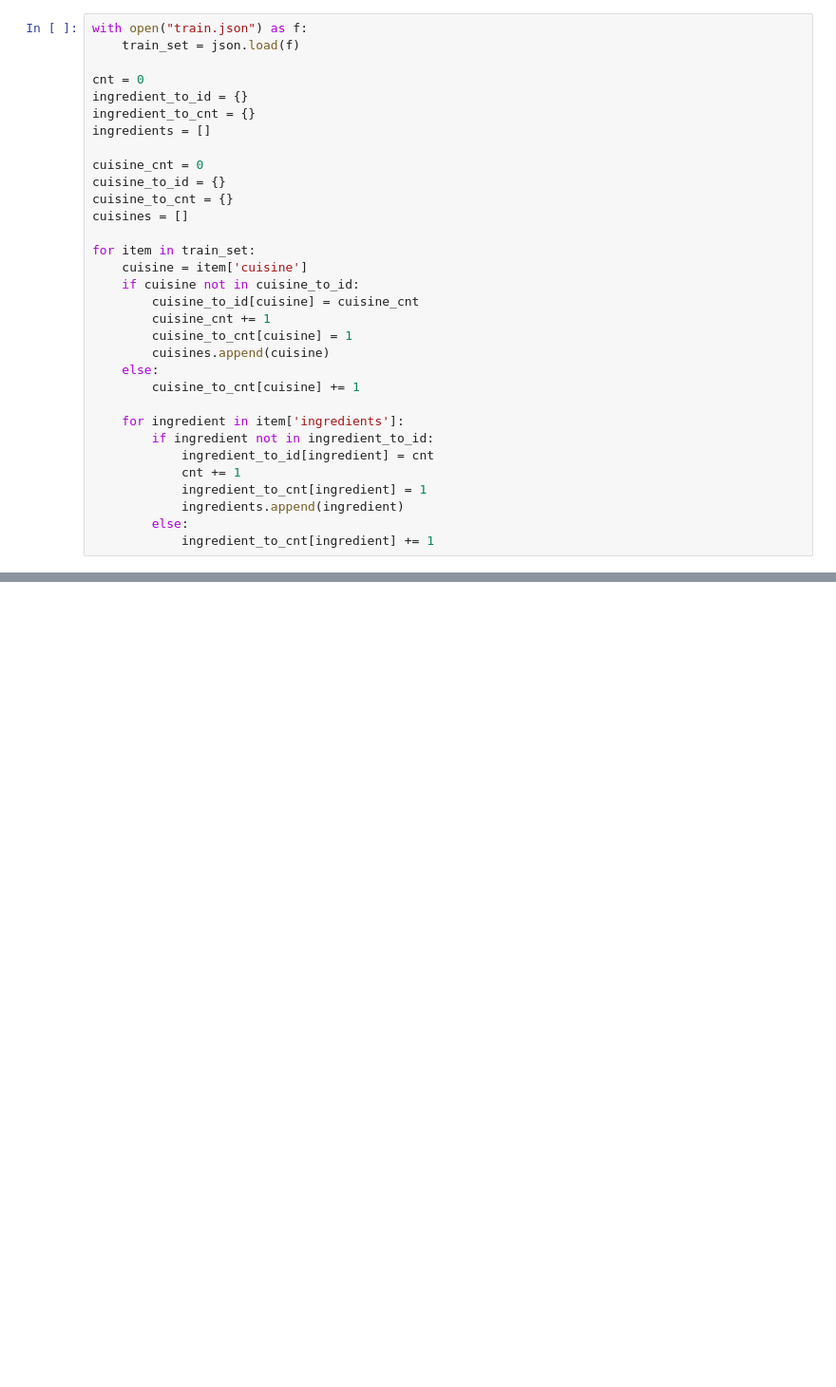
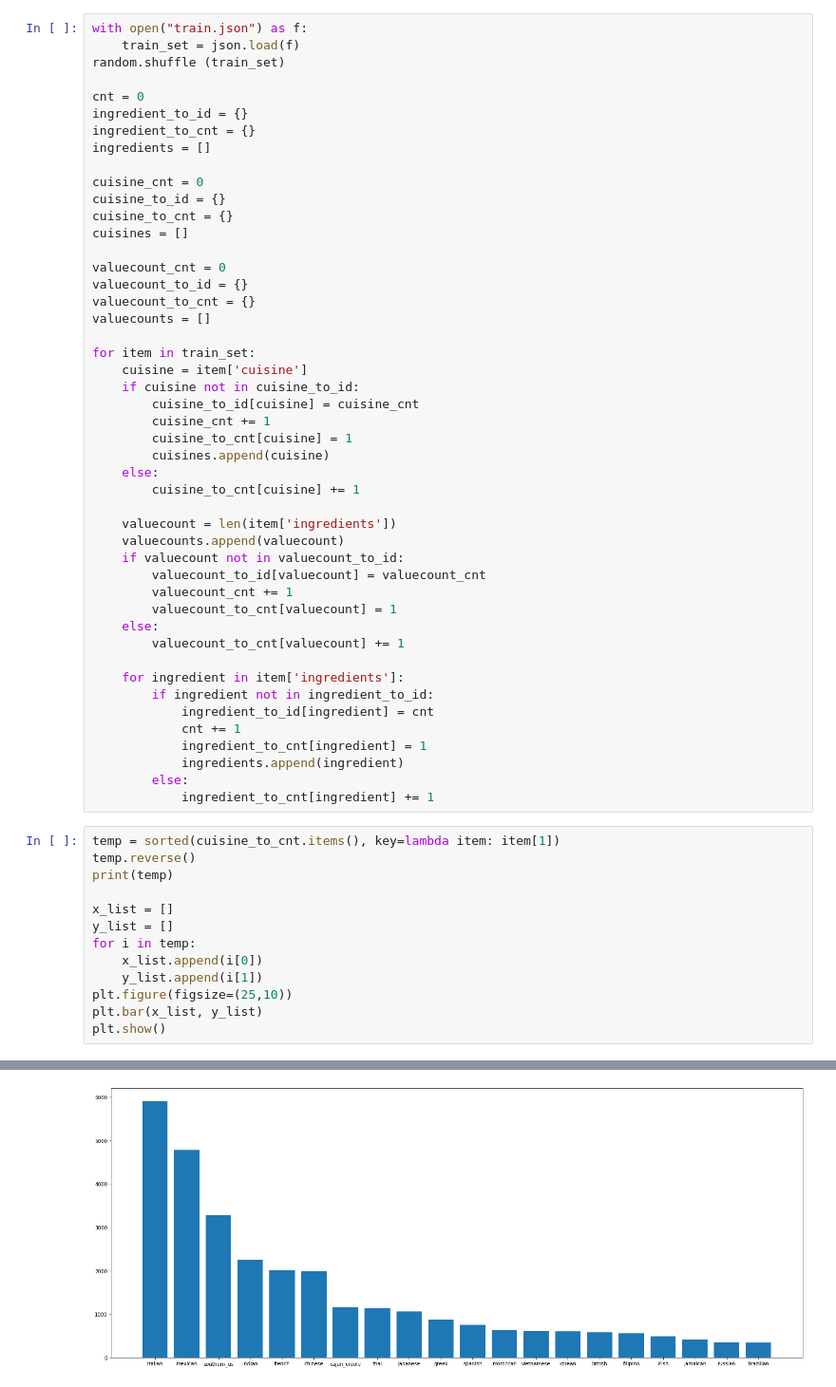
Before and after one commit to banne2266/MachineLearning-NCTU-2021, a Jupyter notebook: HW5/ANN.ipynb, the cells around one changed output, grey strips where cells are left out. Shown at 95% size. Drawn from its saved outputs; the diff is of its cells as text; blank space fills up the shorter version.

```diff
--- a/HW5/ANN.ipynb
+++ b/HW5/ANN.ipynb
@@ -7,6 +14,7 @@ from tensorflow.keras import losses
 # %%
 with open("train.json") as f:
     train_set = json.load(f)
+random.shuffle (train_set)
 
 cnt = 0
 ingredient_to_id = {}
@@ -18,6 +26,11 @@ cuisine_to_id = {}
 cuisine_to_cnt = {}
 cuisines = []
 
+valuecount_cnt = 0
+valuecount_to_id = {}
+valuecount_to_cnt = {}
+valuecounts = []
+
 for item in train_set:
     cuisine = item['cuisine']
     if cuisine not in cuisine_to_id:
@@ -28,6 +41,15 @@ for item in train_set:
     else:
         cuisine_to_cnt[cuisine] += 1
 
+    valuecount = len(item['ingredients'])
+    valuecounts.append(valuecount)
+    if valuecount not in valuecount_to_id:
+        valuecount_to_id[valuecount] = valuecount_cnt
+        valuecount_cnt += 1
+        valuecount_to_cnt[valuecount] = 1
+    else:
+        valuecount_to_cnt[valuecount] += 1
+
     for ingredient in item['ingredients']:
         if ingredient not in ingredient_to_id:
             ingredient_to_id[ingredient] = cnt
@@ -36,3 +58,17 @@ for item in train_set:
             ingredients.append(ingredient)
         else:
             ingredient_to_cnt[ingredient] += 1
+# %%
+temp = sorted(cuisine_to_cnt.items(), key=lambda item: item[1])
+temp.reverse()
+print(temp)
+
+x_list = []
+y_list = []
+for i in temp:
+    x_list.append(i[0])
+    y_list.append(i[1])
+plt.figure(figsize=(25,10))
+plt.bar(x_list, y_list)
+plt.show()
+# %% [output]
@@ -38,0 +76 @@ for item in train_set:
+[figure, added]
```
Also changed, not shown: parts of 9 cells of this notebook, 1 other file.
